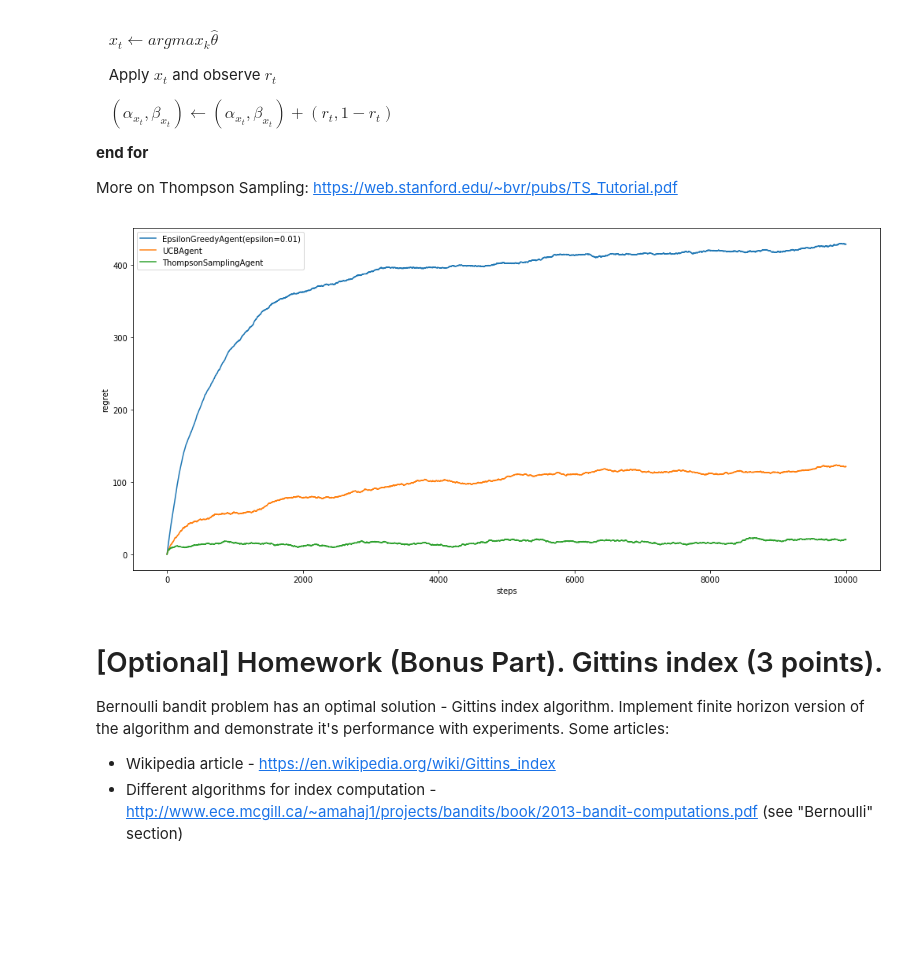
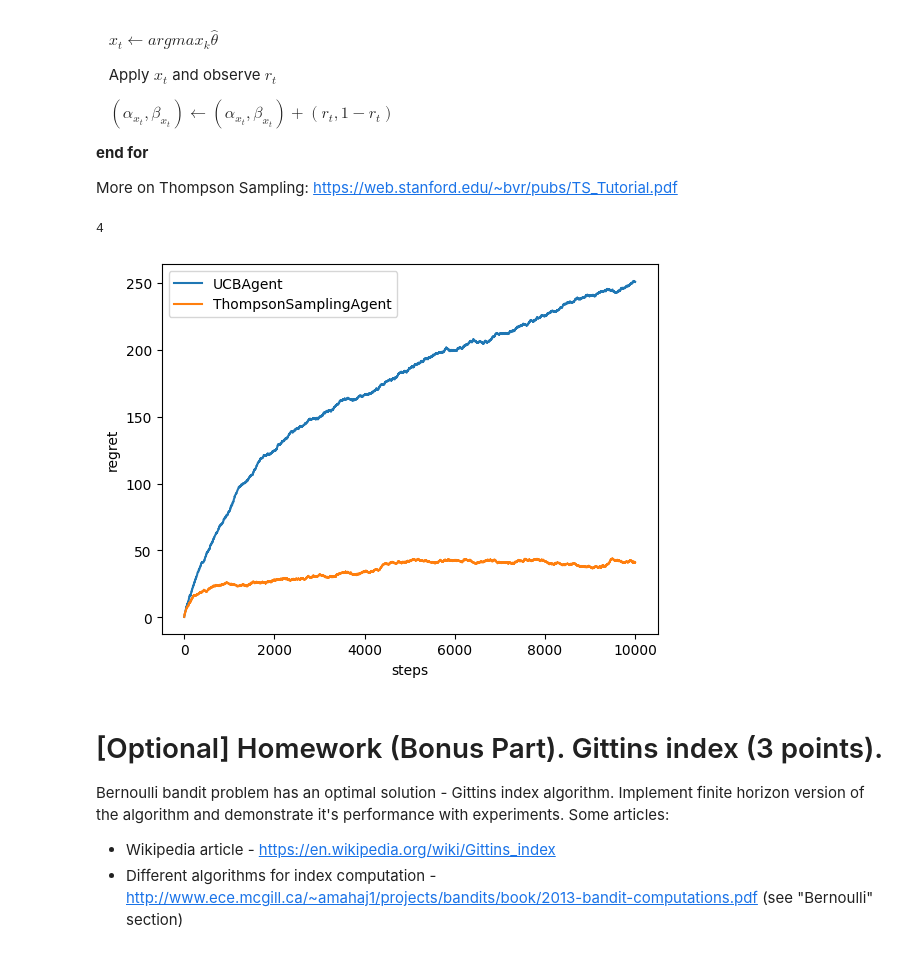
Before and after one commit to girafe-ai/reinforcement-learning, a Jupyter notebook: week09_exploration/week09_exploration.ipynb, the cells around one changed output. Saved outputs shown, nothing was run; the diff lists cells and outputs as text; code cells hidden in the pictures; blank space fills up the shorter version.

```diff
--- a/week09_exploration/week09_exploration.ipynb
+++ b/week09_exploration/week09_exploration.ipynb
@@ -159,7 +176,9 @@ Epsilon-greedy strategy have no preference for actions. It would be better to se
 __Note:__ in practice, one can multiply $\sqrt{2\log(t) \ / \ (\alpha_k + \beta_k)}$ by some tunable parameter to regulate agent's optimism and wilingness to abandon non-promising actions.
 
 More versions and optimality analysis - https://homes.di.unimi.it/~cesabian/Pubblicazioni/ml-02.pdf
-# %%
-class UCBAgent(AbstractAgent):
-    def get_action(self):
-        <YOUR CODE>
+# %%
+class UCBAgent(AbstractAgent):
+    def get_action(self):
+        total_samples = self._successes + self._failures + 1
+        scores = self._successes / total_samples + np.sqrt(2 * np.log(self._total_pulls + 1) / total_samples)
+        return np.argmax(scores)
@@ -190,7 +243,14 @@ https://web.stanford.edu/~bvr/pubs/TS_Tutorial.pdf
 # %%
 class ThompsonSamplingAgent(AbstractAgent):
     def get_action(self):
-        <YOUR CODE>
+        return np.argmax(beta.rvs(1 + self._successes, 1 + self._failures))
+# %%
+a = ThompsonSamplingAgent()
+a.init_actions(5)
+a.update(2, 1)
+a.get_action()
+# %% [output]
+4
 # %%
 from collections import OrderedDict
 
@@ -234,15 +294,15 @@ def plot_regret(agents, scores):
 # %%
 # Uncomment agents
 agents = [
-    #     EpsilonGreedyAgent(),
-    #     UCBAgent(),
-    #     ThompsonSamplingAgent()
+        # EpsilonGreedyAgent(),
+        UCBAgent(),
+        ThompsonSamplingAgent()
 ]
 
 regret = get_regret(BernoulliBandit(), agents, n_steps=10000, n_trials=10)
 plot_regret(agents, regret)
 # %% [output]
-[figure, old version]
+[figure, new version]
 # %% [markdown]
 # [Optional] Homework (Bonus Part). Gittins index (3 points).
 
```
Also changed, not shown: parts of 9 cells of this notebook, 2 other files.
